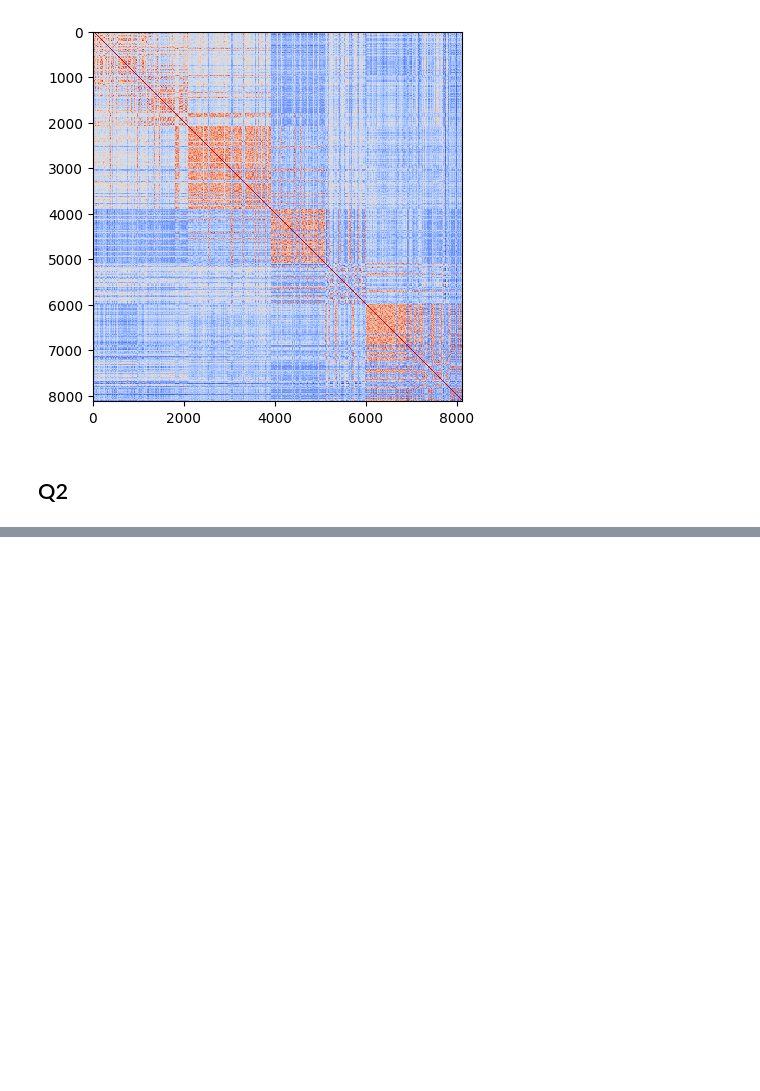
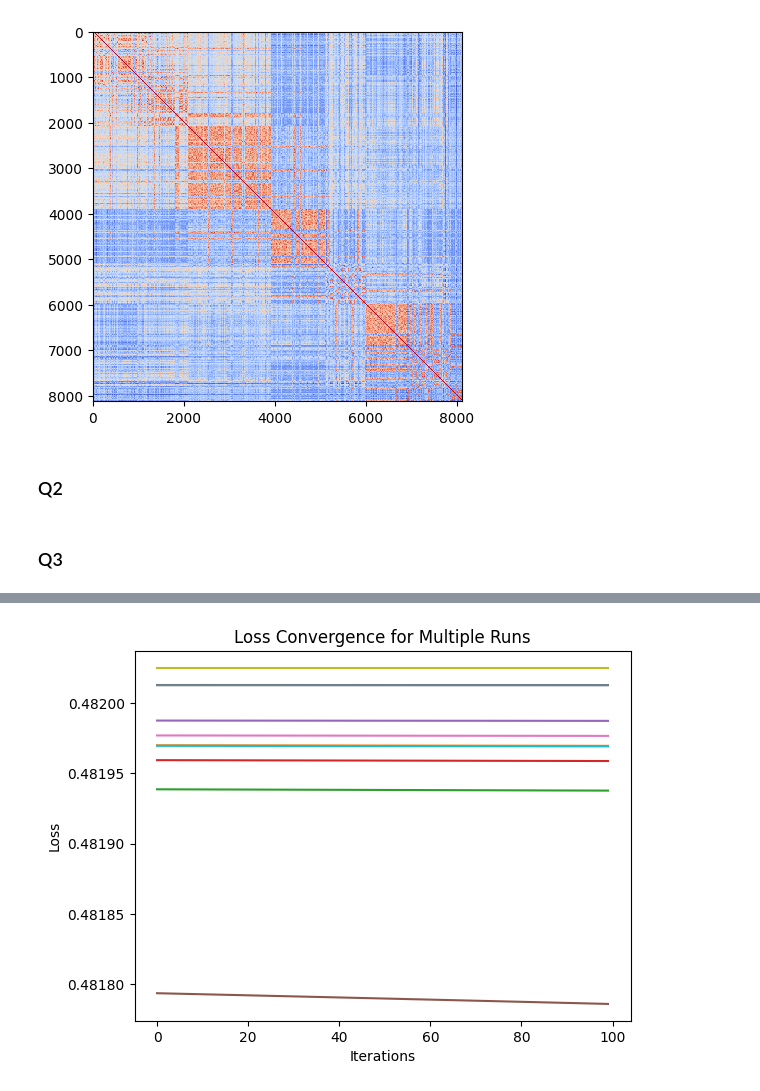
Before and after one commit to matthieuneau/l-bgfs, a Jupyter notebook: tp.ipynb, the cells around one changed output, grey strips where cells are left out. Cells and saved outputs as stored; diff of their text form; code cells hidden in the pictures; blank space fills up the shorter version.

```diff
--- a/tp.ipynb
+++ b/tp.ipynb
@@ -90,17 +115,20 @@ plt.imshow(np.corrcoef(X), cmap='coolwarm', interpolation='nearest')
 <matplotlib.image.AxesImage at 0x...>
 [figure]
 # %% [markdown]
-## Q2
+### Q2
 # %%
 from autograd import grad
-import autograd.numpy as autonp
-def loss(x: autonp.ndarray):
+def loss(x: np.ndarray):
     """x are the parameters. Confusing but consistent with the notations in the problem"""
-    z = 1 + autonp.exp(-X @ x)
+    z = 1 + np.exp(-X @ x)
     z = 1/z
-    return (1/n_samples) * autonp.sum((y - z)**2)
+    return (1/n_samples) * np.sum((y - z)**2)
 
-def manual_grad(x: autonp.ndarray):
-    return (X.T @ ((-2 * autonp.exp(X@x)) * (1/(1+ np.exp(X@x))**3) * (np.exp(X@x)*(y - 1) + y)))/n_samples
+def manual_grad(x: np.ndarray):
+    return (X.T @ ((-2 * np.exp(X@x)) * (1/(1+ np.exp(X@x))**3) * (np.exp(X@x)*(y - 1) + y)))/n_samples
 
 grad_loss = grad(loss)
+
+# Checking that our implementation of the gradient is correct
+test_x = np.random.rand(n_features)
+assert np.allclose(grad_loss(test_x), manual_grad(test_x))
@@ -111,13 +135,23 @@ assert np.allclose(grad_loss(test_x), manual_grad(test_x))
+# %% [markdown]
+### Q3
 # %%
 def grad_desc(x0: np.ndarray, alpha: float, n_iter: int):
     x = x0
+    loss_history = []
     for i in range(n_iter):
         x = x - alpha * grad_loss(x)
-        if i % 10 == 0:
-            print(f'Iteration {i}, loss: {loss(x)}')
-    return x
+        loss_history.append(loss(x))
+    return x, loss_history
 
-x0 = np.random.rand(n_features)
+for _ in range(10):
+    x0 = np.random.rand(n_features)
+    alpha = 0.1
+    n_iter = 100
+    _, loss_history = grad_desc(x0, alpha, n_iter)
+    plt.plot(range(n_iter), loss_history)
 
-x = grad_desc(x0, 100, 100)
+plt.xlabel("Iterations")
+plt.ylabel("Loss")
+plt.title("Loss Convergence for Multiple Runs")
+plt.show()
 # %% [output]
@@ -133,0 +158 @@ Iteration 90, loss: 0.016528928847349376
+[figure, added]
```
Also changed, not shown: parts of 28 cells of this notebook, 1 other file.
